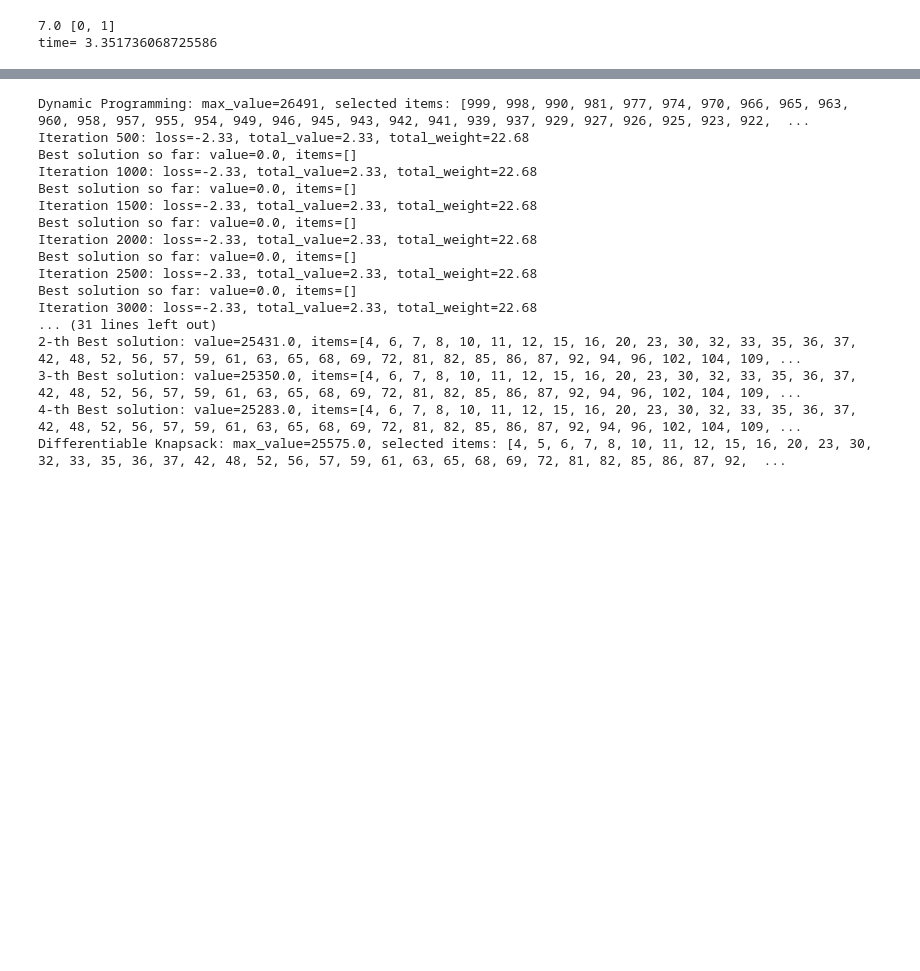
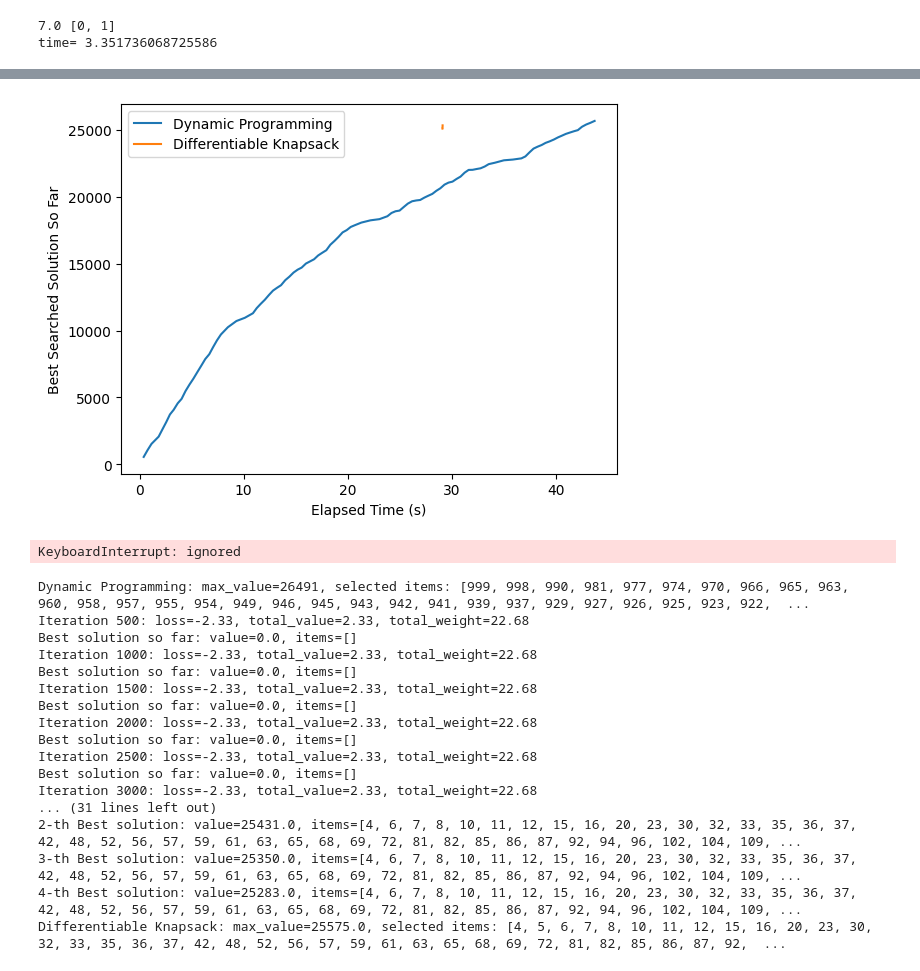
Before and after one commit to explcre/pipeDejavu, a Jupyter notebook: auto_pipeline_slicing_dp_ipynb-copy.ipynb, the cells around one changed output, grey strips where cells are left out. Drawn from its saved outputs; the diff is of its cells as text; code cells hidden in the pictures; blank space fills up the shorter version.

```diff
--- a/auto_pipeline_slicing_dp_ipynb-copy.ipynb
+++ b/auto_pipeline_slicing_dp_ipynb-copy.ipynb
@@ -333,6 +333,10 @@ def soft_knapsack(items, capacity, n_best=5, iterations=5000, learning_rate=0.01
     selected_items = best_solutions[0].items
     return max_value, selected_items, best_solutions
 # %%
+from collections import namedtuple
+
+Solution = namedtuple("Solution", ["value", "items", "selection"])
+
 def soft_knapsack(items, capacity, n_best=5, iterations=5000, learning_rate=0.01, temperature=0.5, print_every=500, penalty_factor=1e7):
     n = len(items)
     weights, values = zip(*items)
@@ -384,0 +578,37 @@ def soft_knapsack(items, capacity, n_best=5, iterations=5000, learning_rate=0.01
+# %%
+import time
+import torch
+import torch.optim as optim
+from collections import namedtuple
+import matplotlib.pyplot as plt
+# Generate a large test case with a large capacity
+n = 1000
+weight_range = (1, 1000)
+value_range = (1, 100)
+capacity = 100000
+
+# Test and visualization
+items, capacity = generate_test_case(n, weight_range, value_range, capacity)
+
+start_time = time.time()
+max_value_dp, selected_items_dp, best_solutions_dp = knapsack(items, capacity)
+end_time = time.time()
+elapsed_time_dp = end_time - start_time
+
+start_time = time.time()
+max_value_diff, selected_items_diff, best_solutions_diff = soft_knapsack(items, capacity,iterations=10000,learning_rate=100)
+end_time = time.time()
+elapsed_time_diff = end_time - start_time
+
+
+# Plot the best searched solution so far vs elapsed time for both methods
+dp_time, dp_values = zip(*best_solutions_dp)
+diff_time, diff_values = zip(*best_solutions_diff)
+
+plt.plot(dp_time, dp_values, label="Dynamic Programming")
+plt.plot(diff_time, diff_values, label="Differentiable Knapsack")
+plt.xlabel("Elapsed Time (s)")
+plt.ylabel("Best Searched Solution So Far")
+plt.legend()
+plt.show()
+# %% [output]
@@ -385 +632,40 @@ def soft_knapsack(items, capacity, n_best=5, iterations=5000, learning_rate=0.01
+[figure, added]
+# %%
+import time
+import torch
+import torch.optim as optim
+from collections import namedtuple
+import matplotlib.pyplot as plt
+# Generate a large test case with a large capacity
+n = 1000
+weight_range = (1, 1000)
+value_range = (1, 100)
+capacity = 100000
+
+# Test and visualization
+items, capacity = generate_test_case(n, weight_range, value_range, capacity)
+
+start_time = time.time()
+max_value_dp, selected_items_dp, best_solutions_dp = knapsack(items, capacity)
+end_time = time.time()
+elapsed_time_dp = end_time - start_time
+
+start_time = time.time()
+max_value_diff, selected_items_diff, best_solutions_diff = soft_knapsack(items, capacity, iterations=10000, learning_rate=100)
+end_time = time.time()
+elapsed_time_diff = end_time - start_time
+
+# Prepare data for visualization
+x_dp = np.linspace(0, elapsed_time_dp, len(best_solutions_dp))
+x_diff = np.linspace(0, elapsed_time_diff, len(best_solutions_diff))
+
+# Plot the results
+plt.plot(x_dp, best_solutions_dp, label="Dynamic Programming")
+plt.plot(x_diff, [sol.value for sol in best_solutions_diff], label="Differentiable Search")
+plt.xlabel("Elapsed Time (s)")
+plt.ylabel("Best Searched Value")
+plt.legend()
+plt.show()
+# %% [output]
+KeyboardInterrupt: ignored
 # %%
```
Also changed, not shown: parts of 6 cells of this notebook.
